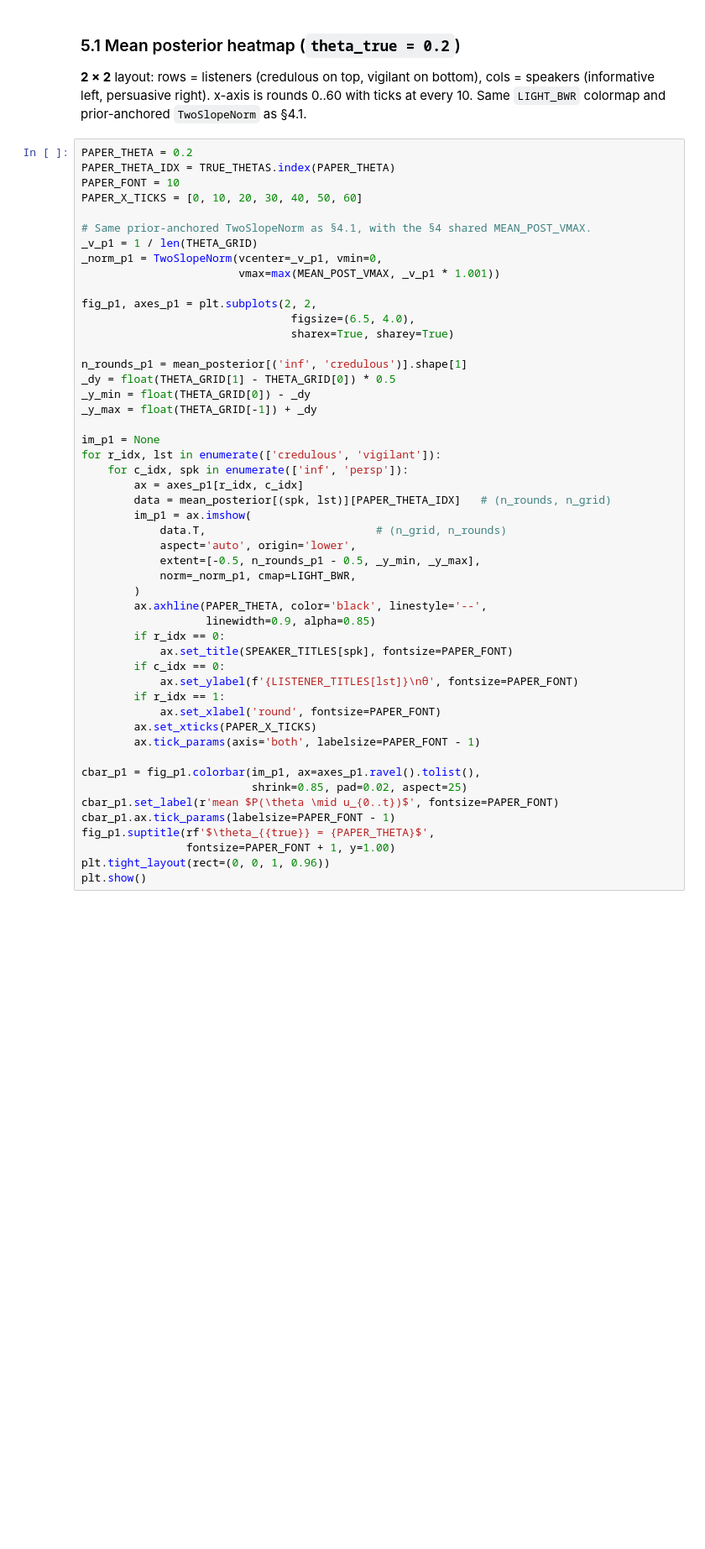
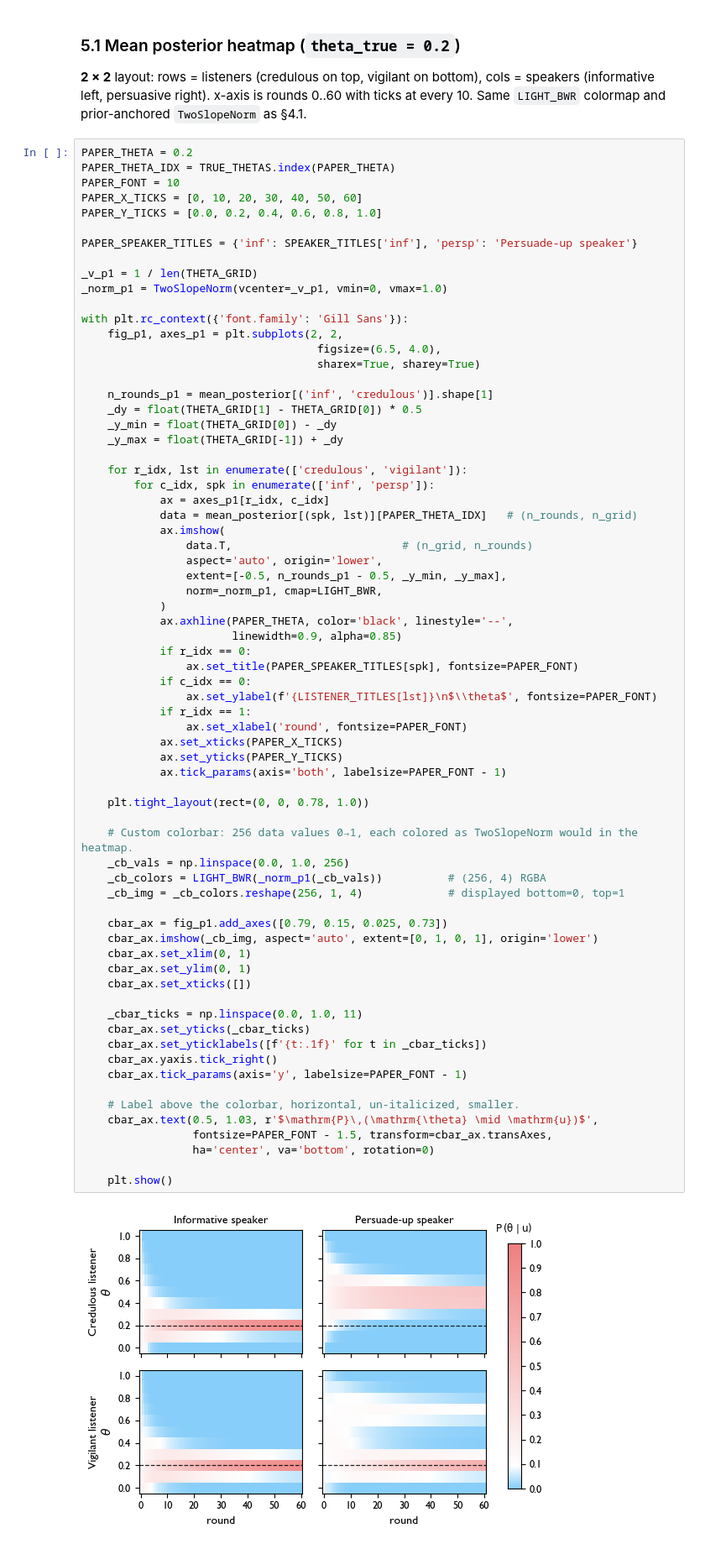
Before and after one commit to KeFangPsych/prag_net, a Jupyter notebook: models/simulations/simulation_experiments/n1m5_T60_obs5000_seed42/analyze.ipynb, the cells around one changed output. Shown at 84% size. Saved outputs shown, nothing was run; the diff lists cells and outputs as text; blank space fills up the shorter version.

```diff
--- a/models/simulations/simulation_experiments/n1m5_T60_obs5000_seed42/analyze.ipynb
+++ b/models/simulations/simulation_experiments/n1m5_T60_obs5000_seed42/analyze.ipynb
@@ -500,53 +546,74 @@ Both are 6.5" wide; figures use 10 pt font with 9 pt tick labels and label x at
 # %%
 PAPER_THETA = 0.2
 PAPER_THETA_IDX = TRUE_THETAS.index(PAPER_THETA)
 PAPER_FONT = 10
 PAPER_X_TICKS = [0, 10, 20, 30, 40, 50, 60]
+PAPER_Y_TICKS = [0.0, 0.2, 0.4, 0.6, 0.8, 1.0]
 
-# Same prior-anchored TwoSlopeNorm as §4.1, with the §4 shared MEAN_POST_VMAX.
+PAPER_SPEAKER_TITLES = {'inf': SPEAKER_TITLES['inf'], 'persp': 'Persuade-up speaker'}
+
 _v_p1 = 1 / len(THETA_GRID)
-_norm_p1 = TwoSlopeNorm(vcenter=_v_p1, vmin=0,
-                        vmax=max(MEAN_POST_VMAX, _v_p1 * 1.001))
+_norm_p1 = TwoSlopeNorm(vcenter=_v_p1, vmin=0, vmax=1.0)
 
-fig_p1, axes_p1 = plt.subplots(2, 2,
-                                figsize=(6.5, 4.0),
-                                sharex=True, sharey=True)
+with plt.rc_context({'font.family': 'Gill Sans'}):
+    fig_p1, axes_p1 = plt.subplots(2, 2,
+                                    figsize=(6.5, 4.0),
+                                    sharex=True, sharey=True)
 
-n_rounds_p1 = mean_posterior[('inf', 'credulous')].shape[1]
-_dy = float(THETA_GRID[1] - THETA_GRID[0]) * 0.5
-_y_min = float(THETA_GRID[0]) - _dy
-_y_max = float(THETA_GRID[-1]) + _dy
+    n_rounds_p1 = mean_posterior[('inf', 'credulous')].shape[1]
+    _dy = float(THETA_GRID[1] - THETA_GRID[0]) * 0.5
+    _y_min = float(THETA_GRID[0]) - _dy
+    _y_max = float(THETA_GRID[-1]) + _dy
 
-im_p1 = None
-for r_idx, lst in enumerate(['credulous', 'vigilant']):
-    for c_idx, spk in enumerate(['inf', 'persp']):
-        ax = axes_p1[r_idx, c_idx]
-        data = mean_posterior[(spk, lst)][PAPER_THETA_IDX]   # (n_rounds, n_grid)
-        im_p1 = ax.imshow(
-            data.T,                          # (n_grid, n_rounds)
-            aspect='auto', origin='lower',
-            extent=[-0.5, n_rounds_p1 - 0.5, _y_min, _y_max],
-            norm=_norm_p1, cmap=LIGHT_BWR,
-        )
-        ax.axhline(PAPER_THETA, color='black', linestyle='--',
-                   linewidth=0.9, alpha=0.85)
-        if r_idx == 0:
-            ax.set_title(SPEAKER_TITLES[spk], fontsize=PAPER_FONT)
-        if c_idx == 0:
-            ax.set_ylabel(f'{LISTENER_TITLES[lst]}\nθ', fontsize=PAPER_FONT)
-        if r_idx == 1:
-            ax.set_xlabel('round', fontsize=PAPER_FONT)
-        ax.set_xticks(PAPER_X_TICKS)
-        ax.tick_params(axis='both', labelsize=PAPER_FONT - 1)
+    for r_idx, lst in enumerate(['credulous', 'vigilant']):
+        for c_idx, spk in enumerate(['inf', 'persp']):
+            ax = axes_p1[r_idx, c_idx]
+            data = mean_posterior[(spk, lst)][PAPER_THETA_IDX]   # (n_rounds, n_grid)
+            ax.imshow(
+                data.T,                          # (n_grid, n_rounds)
+                aspect='auto', origin='lower',
+                extent=[-0.5, n_rounds_p1 - 0.5, _y_min, _y_max],
+                norm=_norm_p1, cmap=LIGHT_BWR,
+            )
+            ax.axhline(PAPER_THETA, color='black', linestyle='--',
+                       linewidth=0.9, alpha=0.85)
+            if r_idx == 0:
+                ax.set_title(PAPER_SPEAKER_TITLES[spk], fontsize=PAPER_FONT)
+            if c_idx == 0:
+                ax.set_ylabel(f'{LISTENER_TITLES[lst]}\n$\\theta$', fontsize=PAPER_FONT)
+            if r_idx == 1:
+                ax.set_xlabel('round', fontsize=PAPER_FONT)
+            ax.set_xticks(PAPER_X_TICKS)
+            ax.set_yticks(PAPER_Y_TICKS)
+            ax.tick_params(axis='both', labelsize=PAPER_FONT - 1)
 
-cbar_p1 = fig_p1.colorbar(im_p1, ax=axes_p1.ravel().tolist(),
-                          shrink=0.85, pad=0.02, aspect=25)
-cbar_p1.set_label(r'mean $P(\theta \mid u_{0..t})$', fontsize=PAPER_FONT)
-cbar_p1.ax.tick_params(labelsize=PAPER_FONT - 1)
-fig_p1.suptitle(rf'$\theta_{{true}} = {PAPER_THETA}$',
-                fontsize=PAPER_FONT + 1, y=1.00)
-plt.tight_layout(rect=(0, 0, 1, 0.96))
-plt.show()
+    plt.tight_layout(rect=(0, 0, 0.78, 1.0))
+
+    # Custom colorbar: 256 data values 0→1, each colored as TwoSlopeNorm would in the heatmap.
+    _cb_vals = np.linspace(0.0, 1.0, 256)
+    _cb_colors = LIGHT_BWR(_norm_p1(_cb_vals))          # (256, 4) RGBA
+    _cb_img = _cb_colors.reshape(256, 1, 4)             # displayed bottom=0, top=1
+
+    cbar_ax = fig_p1.add_axes([0.79, 0.15, 0.025, 0.73])
+    cbar_ax.imshow(_cb_img, aspect='auto', extent=[0, 1, 0, 1], origin='lower')
+    cbar_ax.set_xlim(0, 1)
+    cbar_ax.set_ylim(0, 1)
+    cbar_ax.set_xticks([])
+
+    _cbar_ticks = np.linspace(0.0, 1.0, 11)
+    cbar_ax.set_yticks(_cbar_ticks)
+    cbar_ax.set_yticklabels([f'{t:.1f}' for t in _cbar_ticks])
+    cbar_ax.yaxis.tick_right()
+    cbar_ax.tick_params(axis='y', labelsize=PAPER_FONT - 1)
+
+    # Label above the colorbar, horizontal, un-italicized, smaller.
+    cbar_ax.text(0.5, 1.03, r'$\mathrm{P}\,(\mathrm{\theta} \mid \mathrm{u})$',
+                 fontsize=PAPER_FONT - 1.5, transform=cbar_ax.transAxes,
+                 ha='center', va='bottom', rotation=0)
+
+    plt.show()
+# %% [output]
+[figure, added]
 # %% [markdown]
 ### 5.2 Mean of E[θ] — line plot (`theta_true = 0.2`)
 
```
Also changed, not shown: parts of 18 cells of this notebook.
